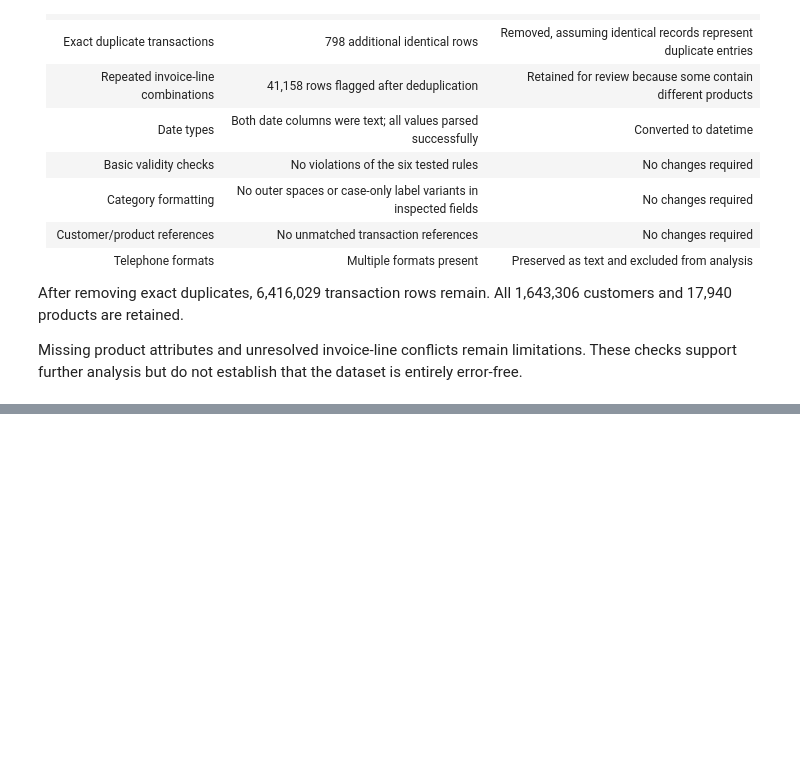
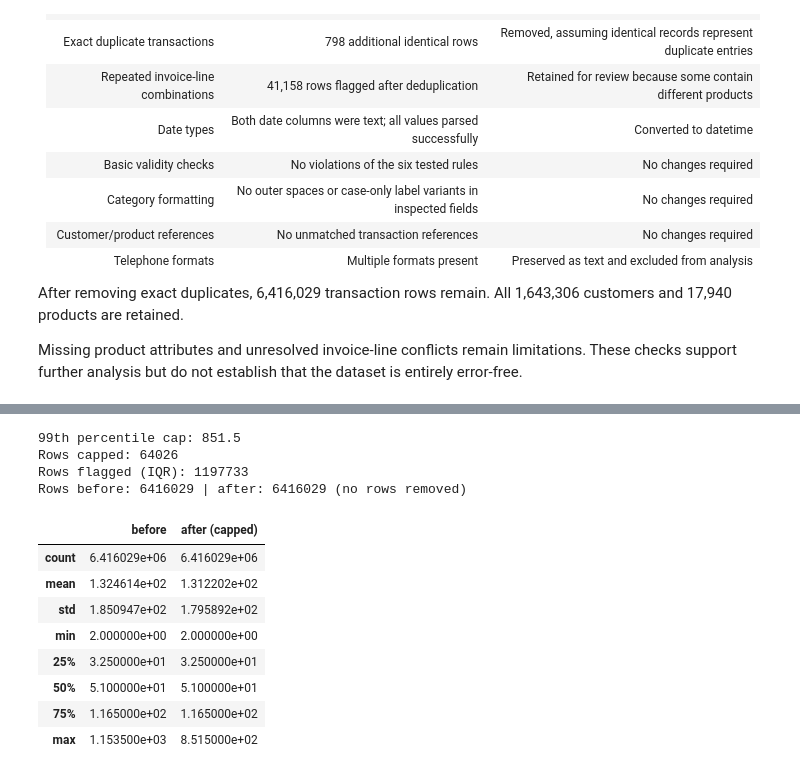
Before and after one commit to a209895-ukm/assignment-1-data-profiling, a Jupyter notebook: Task_C_Outliers.ipynb, the cells around one changed output, grey strips where cells are left out. Saved outputs shown, nothing was run; the diff lists cells and outputs as text; code cells hidden in the pictures; blank space fills up the shorter version.

```diff
--- a/Task_C_Outliers.ipynb
+++ b/Task_C_Outliers.ipynb
@@ -858,0 +902,28 @@ Data columns (total 9 columns):
+# %%
+p99 = transactions["Unit Price"].quantile(0.99)
+_, price_high = iqr_bounds(transactions["Unit Price"])
+
+transactions["Unit Price (Capped)"] = transactions["Unit Price"].clip(upper=p99)
+transactions["Is Price Outlier"] = transactions["Unit Price"] > price_high
+
+print("99th percentile cap:", round(p99, 2))
+print("Rows capped:", (transactions["Unit Price"] > p99).sum())
+print("Rows flagged (IQR):", transactions["Is Price Outlier"].sum())
+print("Rows before:", len(transactions), "| after:", len(transactions), "(no rows removed)")
+
+pd.concat({"before": transactions["Unit Price"].describe(),
+           "after (capped)": transactions["Unit Price (Capped)"].describe()}, axis=1)
+# %% [output]
+99th percentile cap: 851.5
+Rows capped: 64026
+Rows flagged (IQR): 1197733
+Rows before: 6416029 | after: 6416029 (no rows removed)
+|  | before | after (capped) |
+| count | 6.416029e+06 | 6.416029e+06 |
+| mean | 1.324614e+02 | 1.312202e+02 |
+| std | 1.850947e+02 | 1.795892e+02 |
+| min | 2.000000e+00 | 2.000000e+00 |
+| 25% | 3.250000e+01 | 3.250000e+01 |
+| 50% | 5.100000e+01 | 5.100000e+01 |
+| 75% | 1.165000e+02 | 1.165000e+02 |
+| max | 1.153500e+03 | 8.515000e+02 |
```
Also changed, not shown: parts of 15 cells of this notebook.
